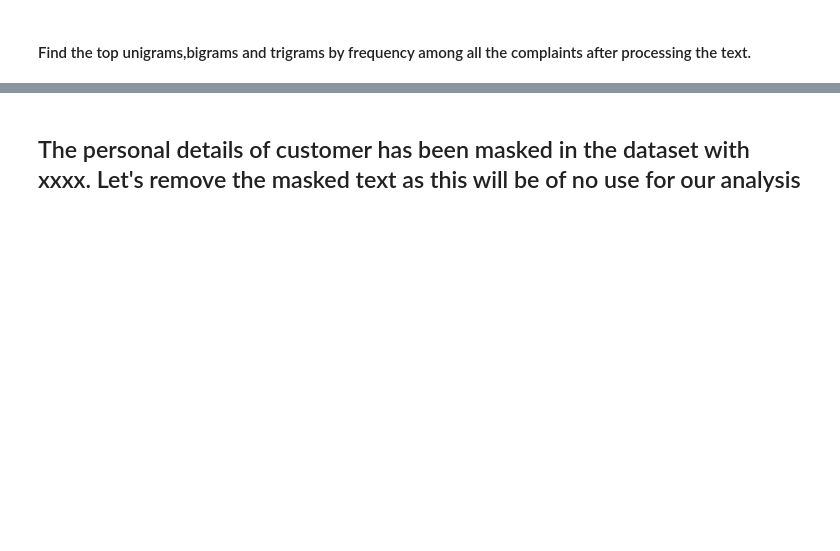
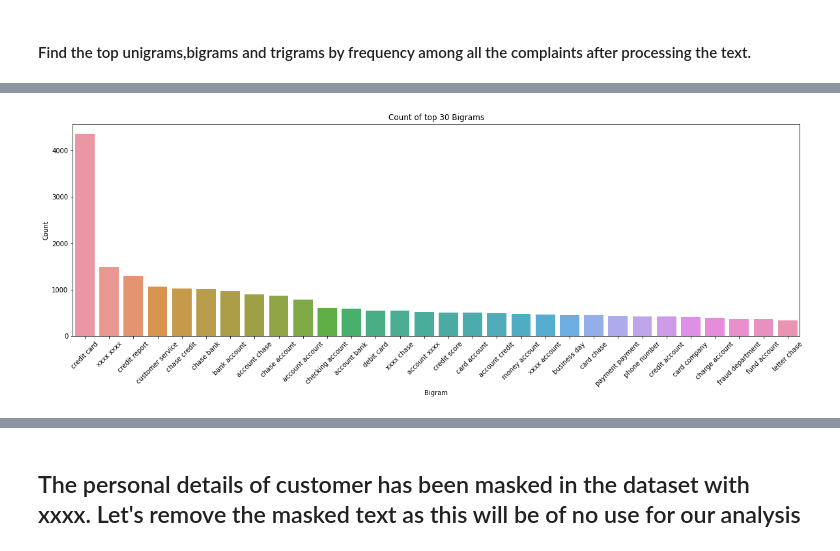
Before and after one commit to devimur2021/Automatic-Ticket-Classification-NLP, a Jupyter notebook: Automatic_Ticket_Classification_Assignment.ipynb, the cells around one changed output, grey strips where cells are left out. Saved outputs shown, nothing was run; the diff lists cells and outputs as text; code cells hidden in the pictures; blank space fills up the shorter version.

```diff
--- a/Automatic_Ticket_Classification_Assignment.ipynb
+++ b/Automatic_Ticket_Classification_Assignment.ipynb
@@ -345,0 +519,6 @@ df_clean['Complaint_clean'] = df_clean['complaint_POS_removed'].str.replace('-PR
+# %%
+#Write your code here to find the top 30 bigram frequency among the complaints in the cleaned datafram(df_clean).
+#Write your code here to find the top 30 bigram frequency among the complaints in the cleaned datafram(df_clean).
+top_30words = get_top_ngrams(df_clean['Complaint_clean'].values.astype('U'), n=30, ngram=(2,2))
+df_bigram = pd.DataFrame(top_30words, columns=['bigram', 'count'])
+df_bigram
@@ -345,0 +543,11 @@ df_clean['Complaint_clean'] = df_clean['complaint_POS_removed'].str.replace('-PR
+# %%
+# Plotting top 30 Bigrams
+plt.figure(figsize=[20,6])
+sns.barplot(x=df_bigram['bigram'], y=df_bigram['count'])
+plt.xticks(rotation=45)
+plt.xlabel("Bigram")
+plt.ylabel("Count")
+plt.title("Count of top 30 Bigrams")
+plt.show()
+# %% [output]
+[figure, added]
```
Also changed, not shown: parts of 58 cells of this notebook.
